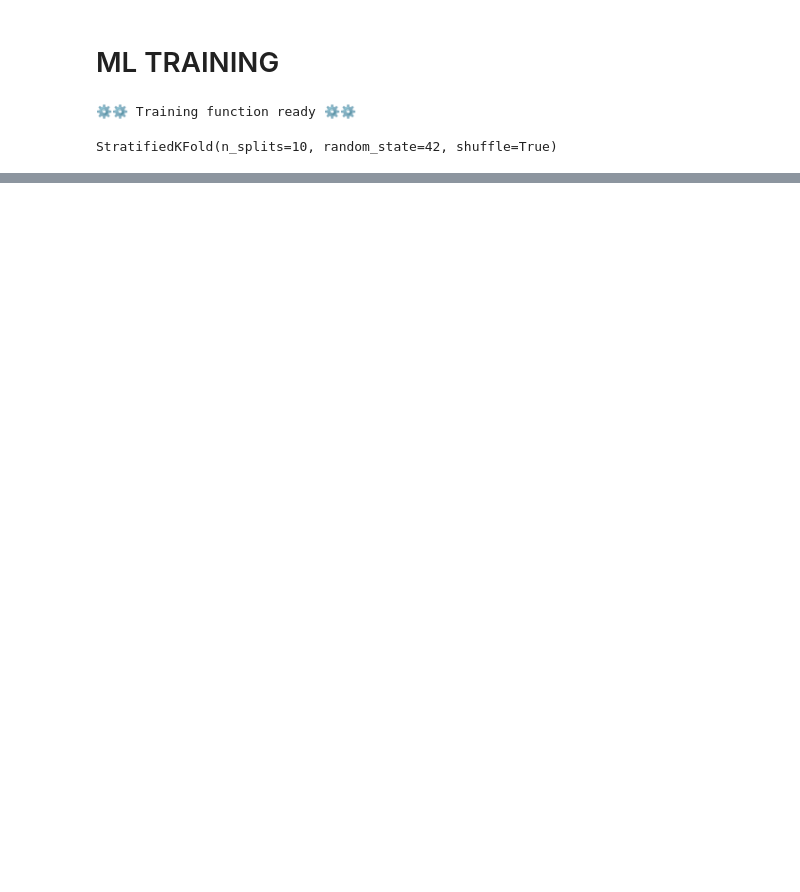
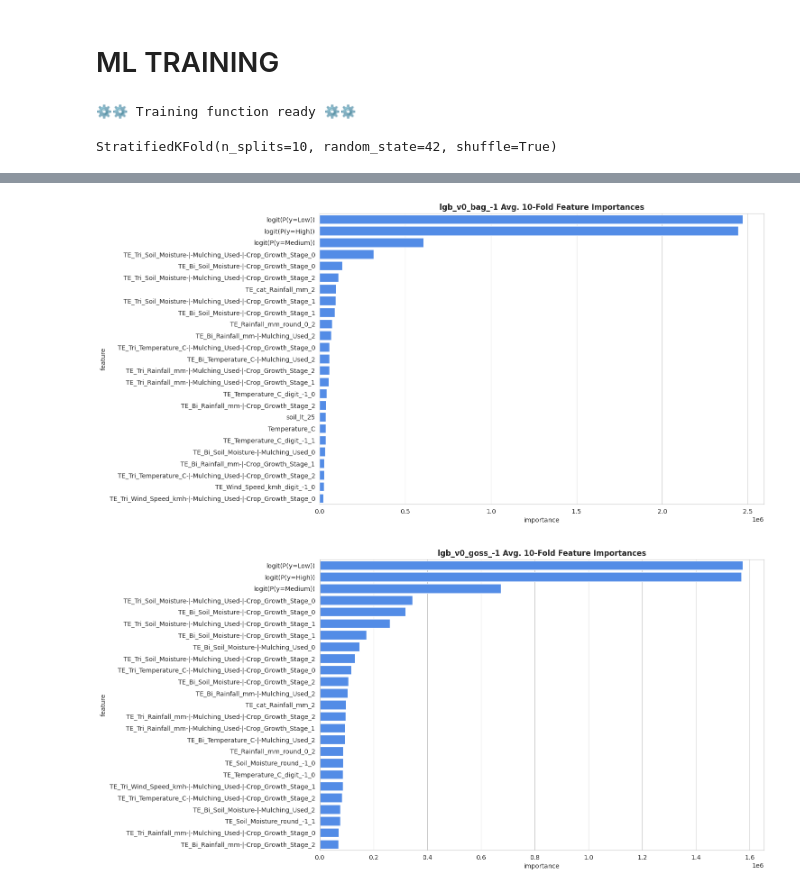
Before and after one commit to coded-sly/ps6e4-Irrigation-Need, a Jupyter notebook: ps6e4-lgbm-calibration-trainer.ipynb, the cells around one changed output, grey strips where cells are left out. Cells and saved outputs as stored; diff of their text form; code cells hidden in the pictures; blank space fills up the shorter version.

```diff
--- a/ps6e4-lgbm-calibration-trainer.ipynb
+++ b/ps6e4-lgbm-calibration-trainer.ipynb
@@ -525,7 +568,7 @@ THREE_VALUES = ['Previous_Irrigation_mm']
 
 print(f"\nROUNDING... ", end='')
 for col in THREE_VALUES:
-    for r in [-1, 0]:
+    for r in [-2, -1, 0]:
         r_n = f"{col}_round_{r}"
         print(r_n+', ', end='')
         train[r_n] = train[col].round(r).astype('int32')
@@ -664,7 +707,7 @@ ONE_VALUE = ['Soil_pH', 'Organic_Carbon', 'Electrical_Conductivity']
 
 print(f"\nROUNDING... ", end='')
 for col in ONE_VALUE:
-    for r in [0, 1]:
+    for r in [0, 1, 2]:
         r_n = f"{col}_round_{r}"
         print(r_n+', ', end='')
         train[r_n] = train[col].round(r).astype('int32')
@@ -1603,27 +1712,31 @@ for i, (model, imp) in enumerate(all_feat_importances.items()):
 # %%
-# all_feat_importances = {}
-# all_val_data = {}
+all_feat_importances = {}
+all_val_data = {}
 
-# for i, (k, v) in enumerate(all_model_predictions.items()):
-#     for x, y in v.items():
-#         if x == 'importances':
-#             all_feat_importances[k] = np.mean(y, axis=0)
-#         elif x == 'val_data':
-#             all_val_data[k] = y # -> [0] select X_val, [1] select y_val
+for i, (k, v) in enumerate(all_model_predictions.items()):
+    for x, y in v.items():
+        if x == 'importances':
+            all_feat_importances[k] = np.mean(y, axis=0)
+        elif x == 'val_data':
+            all_val_data[k] = y # -> [0] select X_val, [1] select y_val
 
-# top_n = 25
+top_n = 25
 
-# for i, (m, fi) in enumerate(all_feat_importances.items()):
-#     plt.figure(figsize=(15, 8))
-#     # plt.subplot(len(all_feat_importances), 1, i+1)
-#     fi_df = pd.DataFrame({
-#         'feature': all_val_data[m][0].columns,
-#         'importance': fi,
-#     }).sort_values(by='importance', ascending=False).reset_index(drop=True).head(top_n)
-#     sns.barplot(data=fi_df, x='importance', y='feature')
-#     plt.title(f'{m} Avg. {N_SPLITS}-Fold Feature Importances', fontweight='semibold')
+for i, (m, fi) in enumerate(all_feat_importances.items()):
+    fi_df = pd.DataFrame({
+        'feature': all_val_data[m][0].columns,
+        'importance': fi,
+    }).sort_values(by='importance', ascending=False).reset_index(drop=True).head(top_n)
 
-#     plt.tight_layout()
-#     plt.show()
-#     print()
+    plt.figure(figsize=(15, 7*len(all_feat_importances)))
+    plt.subplot(len(all_feat_importances), 1, i+1)
+    sns.barplot(data=fi_df, x='importance', y='feature')
+    plt.title(f'{m} Avg. {N_SPLITS}-Fold Feature Importances', fontweight='semibold')
+
+    plt.tight_layout()
+    plt.show()
+    print()
+# %% [output]
+[figure, added]
+[figure, added]
 # %%
```
Also changed, not shown: parts of 29 cells of this notebook.
